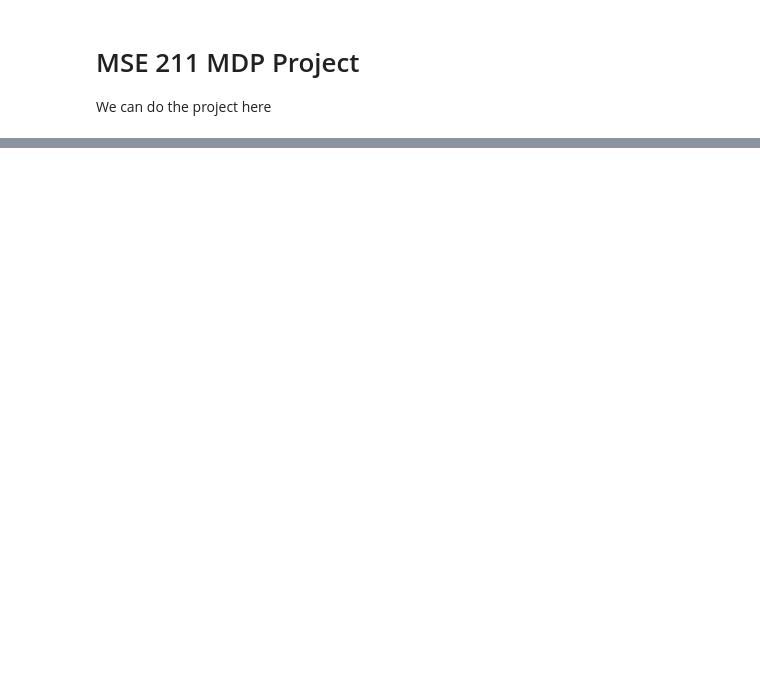
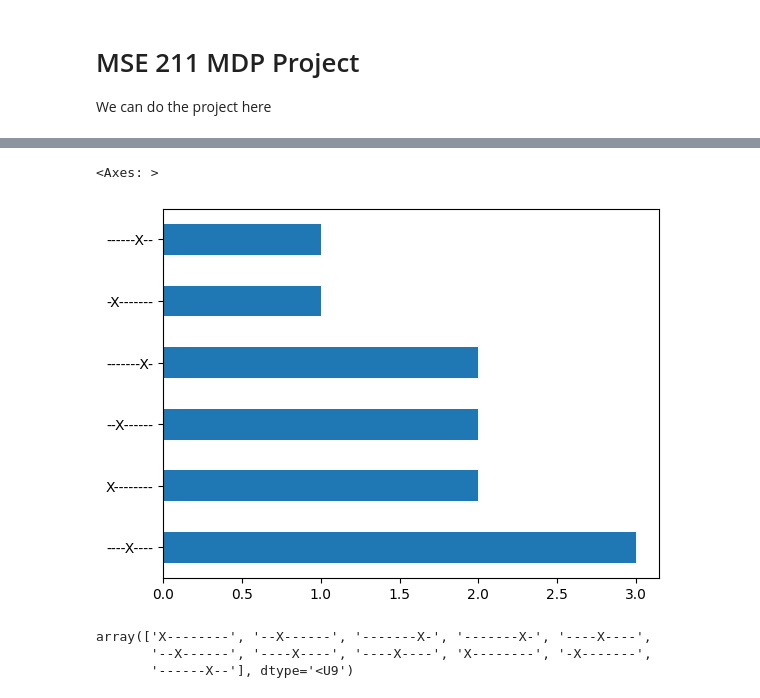
Before and after one commit to JordanTroutman/mse_211_project, a Jupyter notebook: Troutman Notebook.ipynb, the cells around one changed output, grey strips where cells are left out. Cells and saved outputs as stored; diff of their text form; code cells hidden in the pictures; blank space fills up the shorter version.

```diff
--- a/Troutman Notebook.ipynb
+++ b/Troutman Notebook.ipynb
@@ -112,12 +113,17 @@ model = TicTacToe()
 N = len(model.states)
 
 iterators = [RandomVI(k=int(k)) for k in [N * 0.1, N * 0.5, N * 0.75]] + [ClassicVI(), CyclicVI(), RandomCyclicVI()]
-solvers = []
+
+solvers = {iterator.name: [] for iterator in iterators}
 
 for iterator in iterators:
-    solver = Solver(iterator, model, 0.9)
-    solver.solve(steps=20)
-    solvers.append(solver)
+    name = iterator.name
+    num = 1 if name in ["CyclicVI", "ClassicVI"] else 10
+    for i in range(num):
+        solver = Solver(iterator, model, 0.9)
+        solver.solve(steps=1)
+
+        solvers[name].append(solver)
 # %%
 def display_start_state_board(ax, solver):
 
@@ -180,0 +190,7 @@ Repeat this process until the game end
+# %%
+data = {}
+for name in solvers:
+
+    data[name] = {
+        "policy": [solver.policy for solver in solvers[name]]
+    }
@@ -180,0 +242,11 @@ Repeat this process until the game end
+# %%
+pd.Series(np.hstack([p ["-" * 9] for p in data["RandomCyclicVI"]["policy"]])).value_counts().plot(kind="barh")
+# %% [output]
+<Axes: >
+[figure, added]
+# %%
+pd.np.hstack([p ["-" * 9] for p in data["RandomCyclicVI"]["policy"]])
+# %% [output]
+array(['X--------', '--X------', '-------X-', '-------X-', '----X----',
+       '--X------', '----X----', '----X----', 'X--------', '-X-------',
+       '------X--'], dtype='<U9')
```
Also changed, not shown: parts of 11 cells of this notebook, 1 other file.
